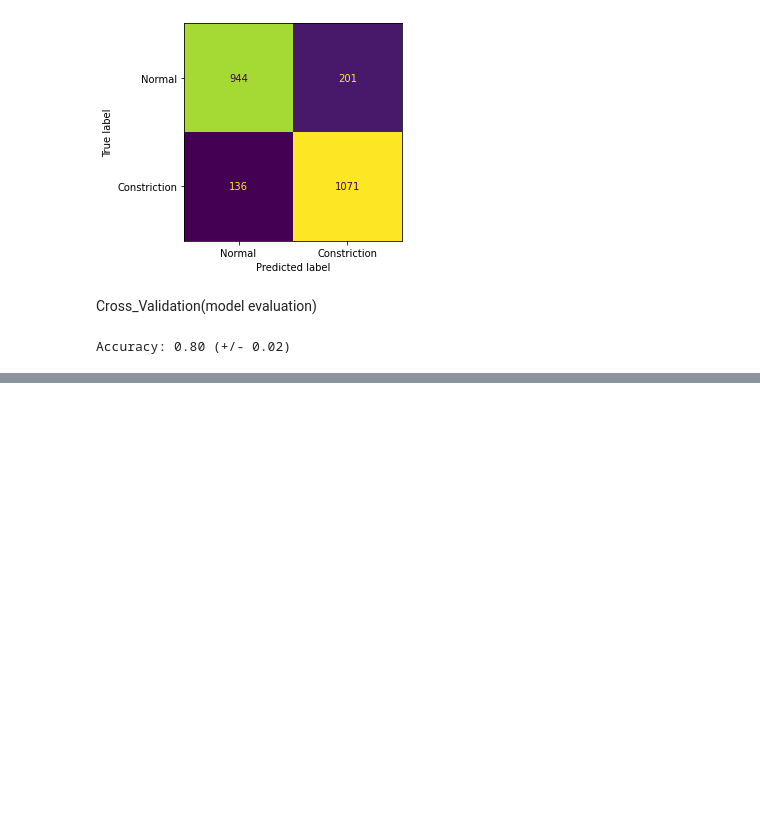
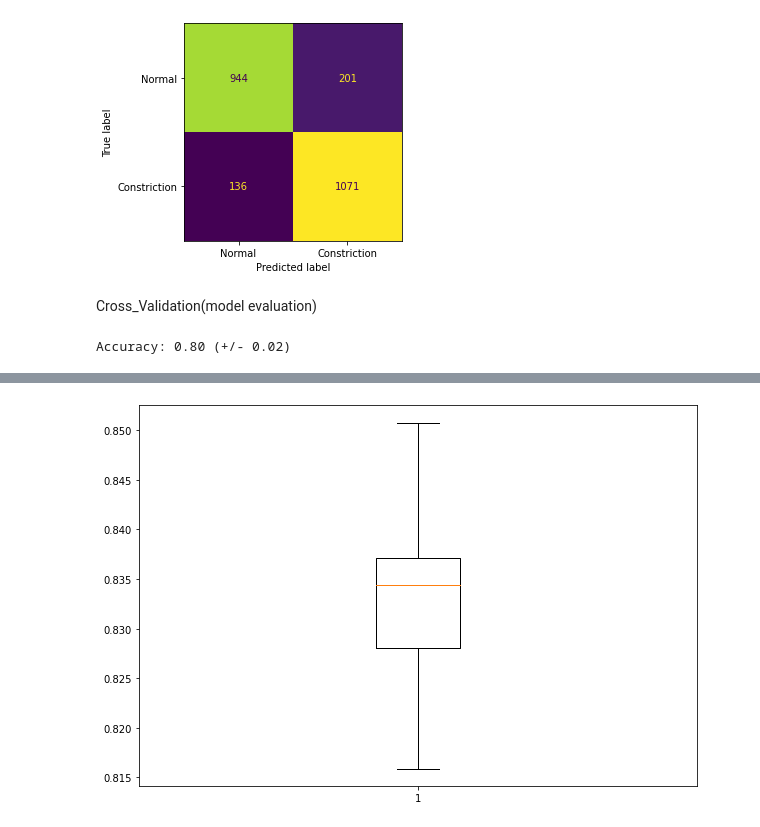
Before and after one commit to HavvaEb/ArcelorMittal_project, a Jupyter notebook: classification_feat.ipynb, the cells around one changed output, grey strips where cells are left out. Drawn from its saved outputs; the diff is of its cells as text; code cells hidden in the pictures; blank space fills up the shorter version.

```diff
--- a/classification_feat.ipynb
+++ b/classification_feat.ipynb
@@ -135,7 +135,7 @@ from sklearn.datasets import make_classification
 #rf = RandomForestClassifier(max_depth=30, random_state=0, class_weight={0:1,1:20})
 rf = RandomForestClassifier(max_depth=30, random_state=0)
 rf.fit(X_train, Y_train)
-rf_predict=rf.predict(X)
+rf_predict=rf.predict(X_test)
 # %%
 #confusion matrix and accuracy score
 from sklearn.metrics import confusion_matrix, accuracy_score
@@ -180,0 +239,23 @@ Accuracy: 0.80 (+/- 0.02)
+# %%
+myscores =[]
+itr = 50
+
+for i in range(itr):# itr means the number of iterations
+    X_train, X_test, Y_train, Y_test = train_test_split(X_resampled, y_resampled, test_size = 0.2)
+    rf = RandomForestClassifier(max_depth=30, random_state=0)
+    rf.fit(X_train, Y_train)
+    rf_predict = rf.predict(X_test)
+    rf_acc_score = accuracy_score(Y_test, rf_predict)
+    myscores.append(rf_acc_score)
+    print(i)
+# %%
+import matplotlib.pyplot as plt # to get median accuracy
+fig = plt.figure(figsize =(10, 7))
+
+# Creating plot
+plt.boxplot(myscores)
+
+# show plot
+plt.show()
+# %% [output]
+[figure, added]
```
Also changed, not shown: parts of 4 cells of this notebook.
